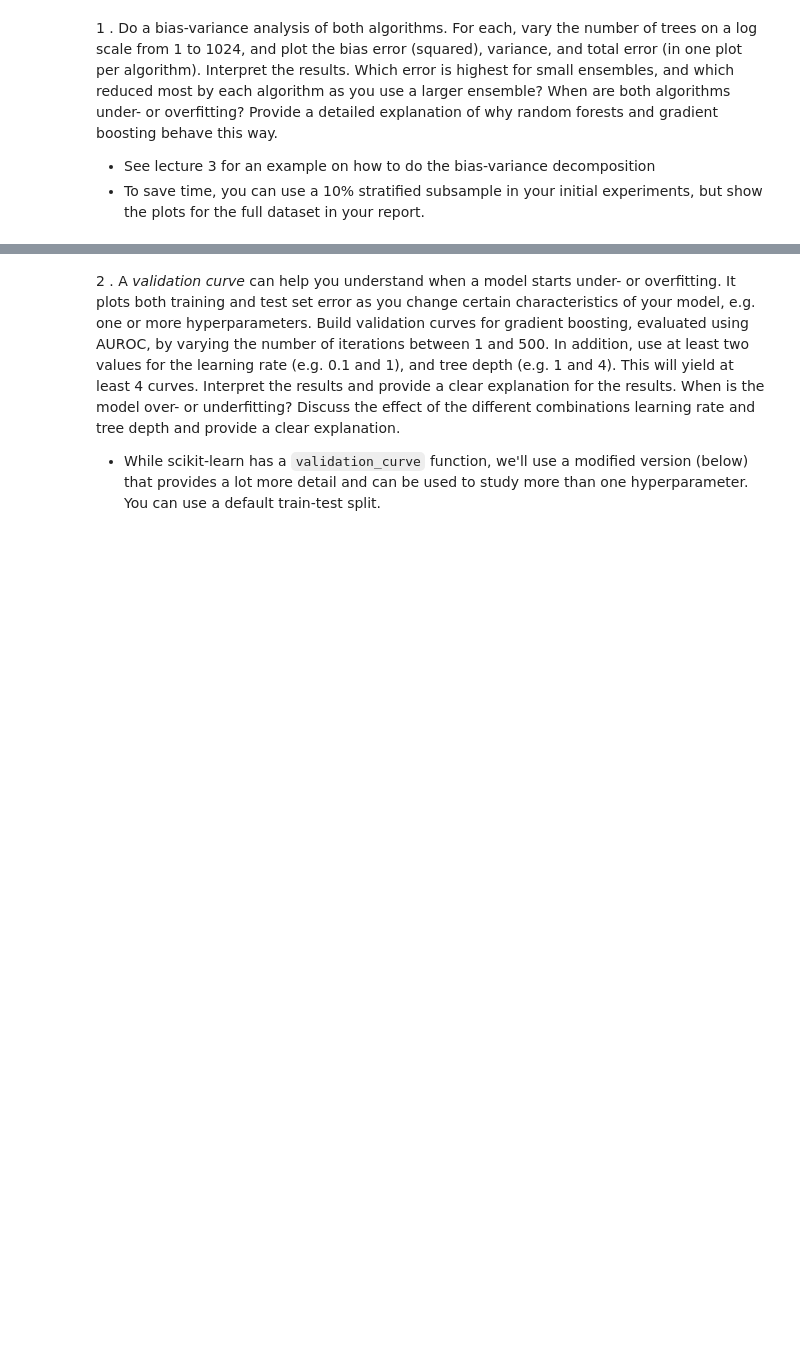
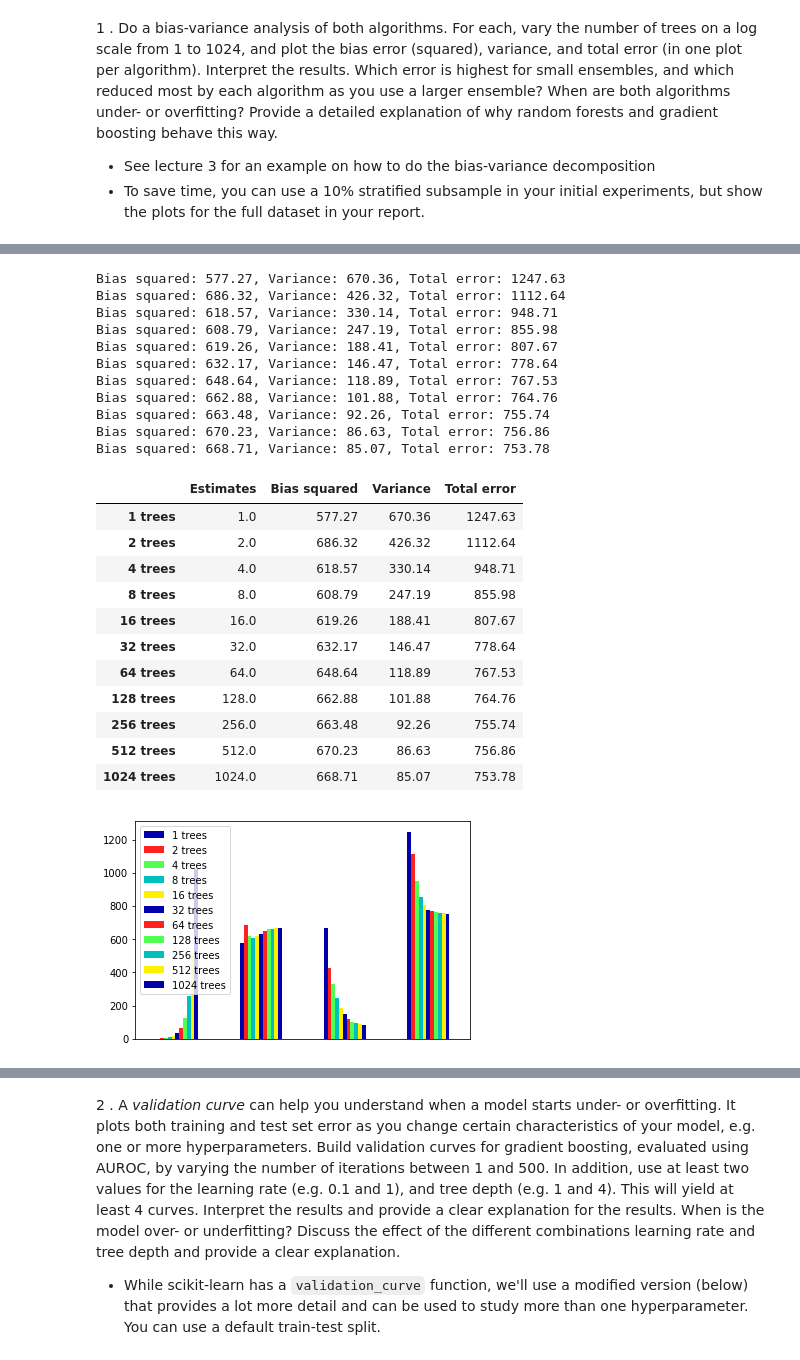
Before and after one commit to romanovar/ML, a Jupyter notebook: Assignment 1.ipynb, the cells around one changed output, grey strips where cells are left out. Saved outputs shown, nothing was run; the diff lists cells and outputs as text; code cells hidden in the pictures; blank space fills up the shorter version.

```diff
--- a/Assignment 1.ipynb
+++ b/Assignment 1.ipynb
@@ -728,0 +822,39 @@ pd.DataFrame(y).plot(figsize=(20,1));
+# %%
+# Better graphs for RandomForest
+scores = pd.DataFrame(columns=['Estimates', 'Bias squared', 'Variance', 'Total error'])
+
+for estimate in estimates:
+    forest_all_pred = pd.read_pickle('RF_Predictions_' + str(estimate) + '.pkl')
+    calc_print_bias_variance(forest_all_pred, str(estimate) + ' trees', estimate)
+
+# Showing the results
+display(scores)
+scores = scores.T
+ax = scores.plot(kind='bar')
+ax.set_xticks([])
+plt.legend(loc='best');
+# %% [output]
+Bias squared: 577.27, Variance: 670.36, Total error: 1247.63
+Bias squared: 686.32, Variance: 426.32, Total error: 1112.64
+Bias squared: 618.57, Variance: 330.14, Total error: 948.71
+Bias squared: 608.79, Variance: 247.19, Total error: 855.98
+Bias squared: 619.26, Variance: 188.41, Total error: 807.67
+Bias squared: 632.17, Variance: 146.47, Total error: 778.64
+Bias squared: 648.64, Variance: 118.89, Total error: 767.53
+Bias squared: 662.88, Variance: 101.88, Total error: 764.76
+Bias squared: 663.48, Variance: 92.26, Total error: 755.74
+Bias squared: 670.23, Variance: 86.63, Total error: 756.86
+Bias squared: 668.71, Variance: 85.07, Total error: 753.78
+|  | Estimates | Bias squared | Variance | Total error |
+| 1 trees | 1.0 | 577.27 | 670.36 | 1247.63 |
+| 2 trees | 2.0 | 686.32 | 426.32 | 1112.64 |
+| 4 trees | 4.0 | 618.57 | 330.14 | 948.71 |
+| 8 trees | 8.0 | 608.79 | 247.19 | 855.98 |
+| 16 trees | 16.0 | 619.26 | 188.41 | 807.67 |
+| 32 trees | 32.0 | 632.17 | 146.47 | 778.64 |
+| 64 trees | 64.0 | 648.64 | 118.89 | 767.53 |
+| 128 trees | 128.0 | 662.88 | 101.88 | 764.76 |
+| 256 trees | 256.0 | 663.48 | 92.26 | 755.74 |
+| 512 trees | 512.0 | 670.23 | 86.63 | 756.86 |
+| 1024 trees | 1024.0 | 668.71 | 85.07 | 753.78 |
+[figure, added]
```
Also changed, not shown: parts of 5 cells of this notebook.
